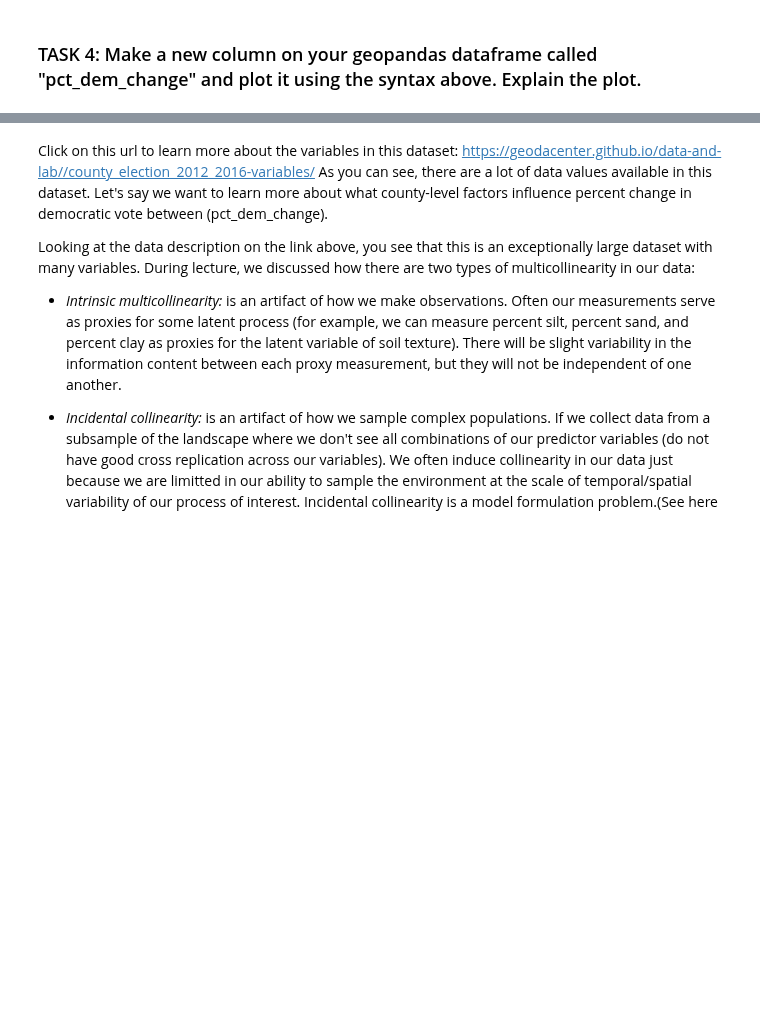
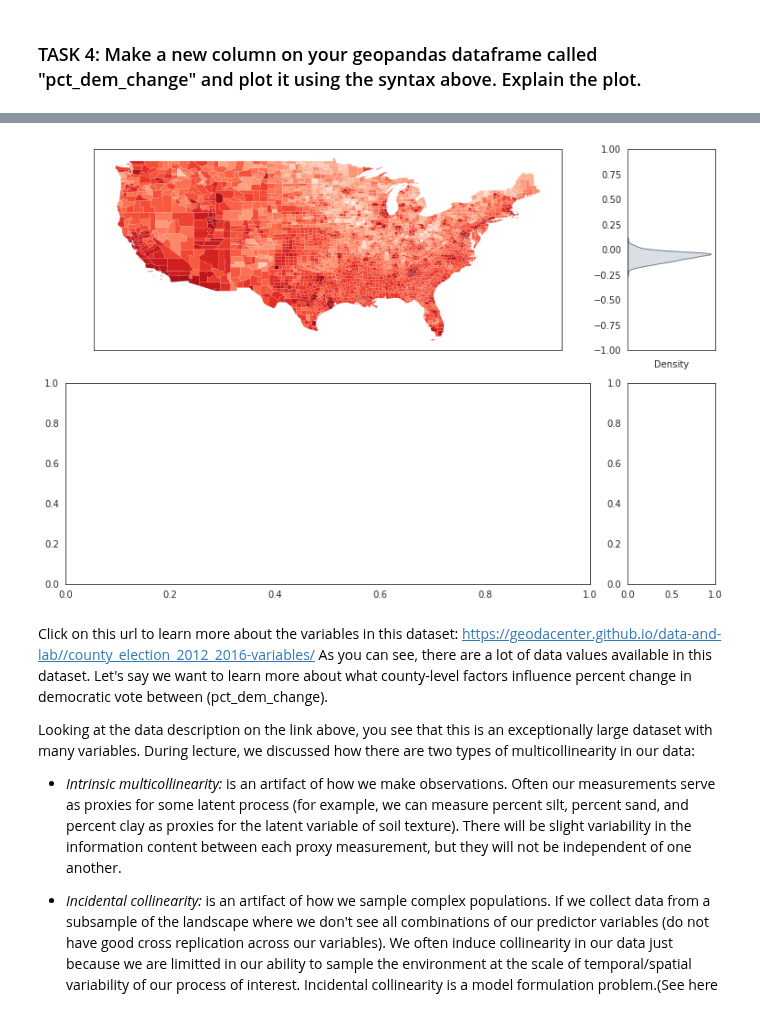
Before and after one commit to ChrisHarvey21/EnvDatSci22, a Jupyter notebook: CodeSprints/multicollinearity_methods.ipynb, the cells around one changed output, grey strips where cells are left out. Saved outputs shown, nothing was run; the diff lists cells and outputs as text; code cells hidden in the pictures; blank space fills up the shorter version.

```diff
--- a/CodeSprints/multicollinearity_methods.ipynb
+++ b/CodeSprints/multicollinearity_methods.ipynb
@@ -175,3 +175,5 @@ plt.show()
 ### TASK 4: Make a new column on your geopandas dataframe called "pct_dem_change" and plot it using the syntax above. Explain the plot.
 # %%
 # Task 4: add new column pct_dem_change to votes:
+votes['pct_dem_change'] = votes['pct_dem_16'] - votes['pct_dem_12']
+votes
@@ -180,3 +194,17 @@ plt.show()
+# %%
+#Task 4: plot your pct_dem_change variable on a map:
+f,ax = plt.subplots(2,2, figsize=(1.6*6 + 1,2.4*3), gridspec_kw=dict(width_ratios=(6,1)))
+for i,col in enumerate(['pct_dem_change']):
+    votes.plot(col, linewidth=.05, cmap='Reds', ax=ax[i,0])
+    ax[i,0].set_xticklabels('')
+    ax[i,0].set_yticklabels('')
+    sns.kdeplot(votes[col].values, ax=ax[i,1], vertical=True, shade=True, color='slategrey')
+    ax[i,1].set_xticklabels('')
+    ax[i,1].set_ylim(-1,1)
+f.tight_layout()
+plt.show()
+# %% [output]
+[figure, added]
 # %% [markdown]
 Click on this url to learn more about the variables in this dataset: https://geodacenter.github.io/data-and-lab//county_election_2012_2016-variables/
 As you can see, there are a lot of data values available in this dataset. Let's say we want to learn more about what county-level factors influence percent change in democratic vote between (pct_dem_change).
```
Also changed, not shown: parts of 2 cells of this notebook.
